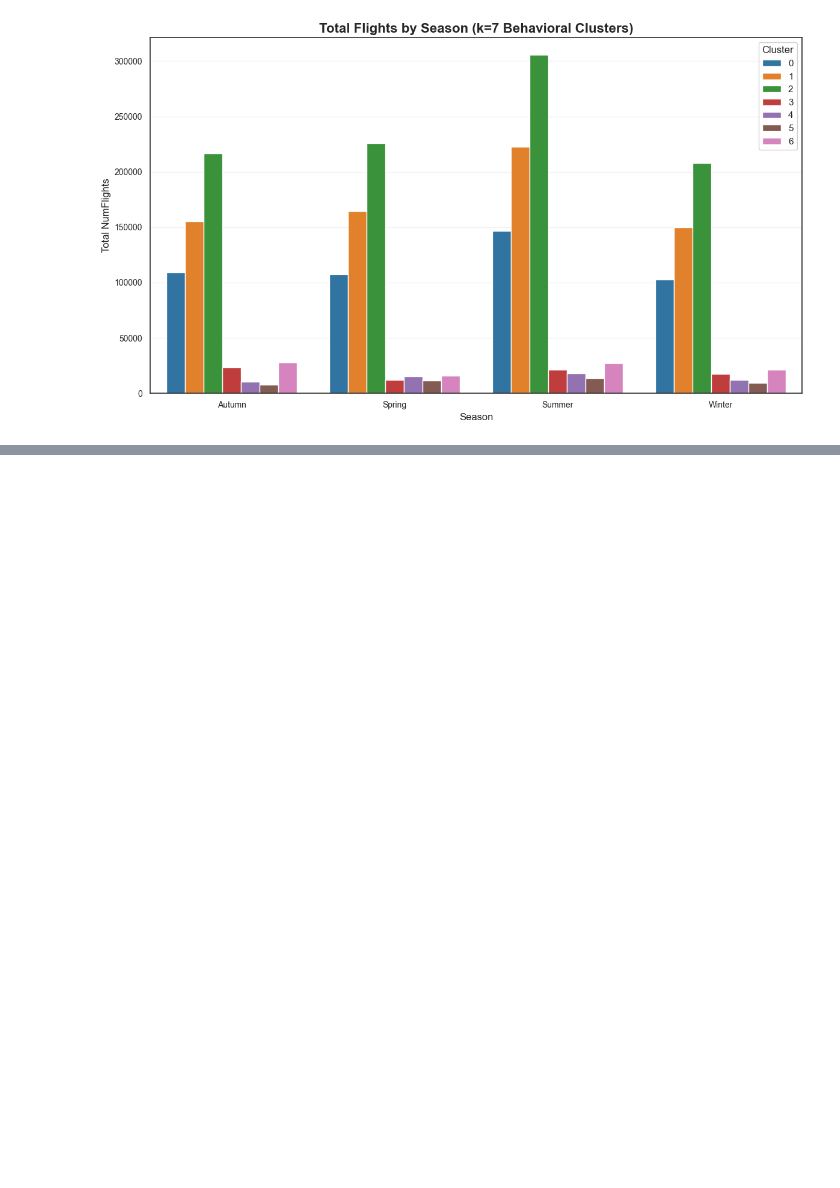
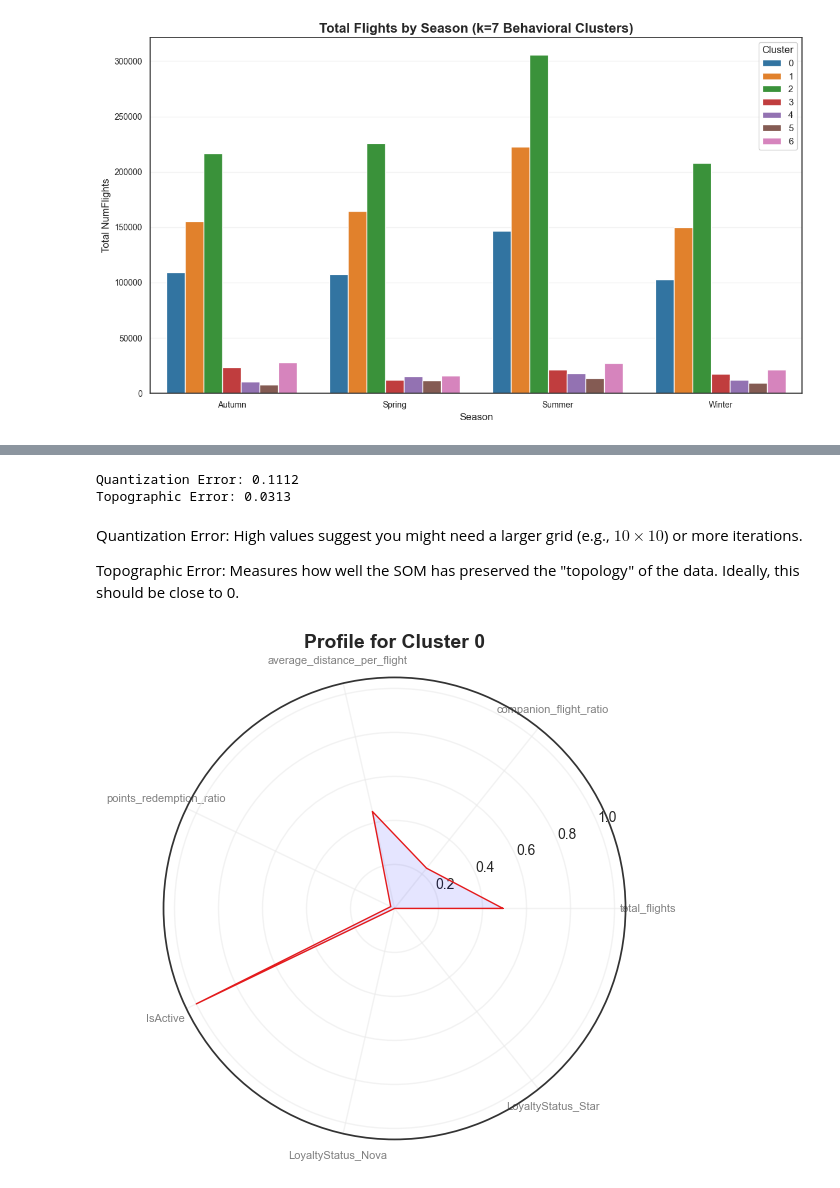
Before and after one commit to Mehmet1700/DataMining2025, a Jupyter notebook: notebooks_deliverable2/02_Clustering_Behavioral.ipynb, the cells around one changed output, grey strips where cells are left out. Drawn from its saved outputs; the diff is of its cells as text; code cells hidden in the pictures; blank space fills up the shorter version.

```diff
--- a/notebooks_deliverable2/02_Clustering_Behavioral.ipynb
+++ b/notebooks_deliverable2/02_Clustering_Behavioral.ipynb
@@ -618,0 +748,41 @@ plt.show()
+# %%
+q_error = som.quantization_error(data_som)
+topo_error = som.topographic_error(data_som)
+
+print(f"Quantization Error: {q_error:.4f}")
+print(f"Topographic Error: {topo_error:.4f}")
+# %% [output]
+Quantization Error: 0.1112
+Topographic Error: 0.0313
+# %% [markdown]
+Quantization Error: High values suggest you might need a larger grid (e.g., $10 \times 10$) or more iterations.
+
+Topographic Error: Measures how well the SOM has preserved the "topology" of the data. Ideally, this should be close to 0.
+# %%
+from math import pi
+
+def plot_cluster_radar(df, cluster_id):
+    categories = df.columns.tolist()
+    N = len(categories)
+
+    values = df.loc[cluster_id].values.flatten().tolist()
+    values += values[:1] # Repeat the first value to close the circular graph
+
+    angles = [n / float(N) * 2 * pi for n in range(N)]
+    angles += angles[:1]
+
+    ax = plt.subplot(111, polar=True)
+    plt.xticks(angles[:-1], categories, color='grey', size=8)
+    ax.plot(angles, values, linewidth=1, linestyle='solid')
+    ax.fill(angles, values, 'b', alpha=0.1)
+    plt.title(f'Profile for Cluster {cluster_id}')
+    plt.show()
+
+# Plotting for the first cluster (using scaled means for visual comparison)
+scaled_means = df_behavioral_pruned.copy()
+scaled_means['Cluster'] = cluster_labels
+cluster_summary_scaled = scaled_means.groupby('Cluster').mean()
+
+plot_cluster_radar(cluster_summary_scaled, cluster_id=0)
+# %% [output]
+[figure, added]
```
Also changed, not shown: parts of 47 cells of this notebook, 4 other files.
